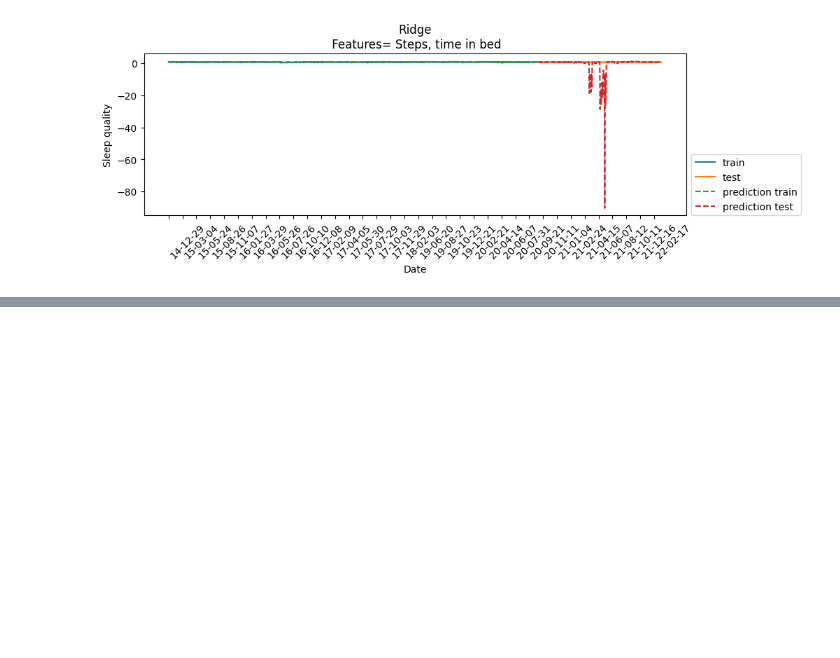
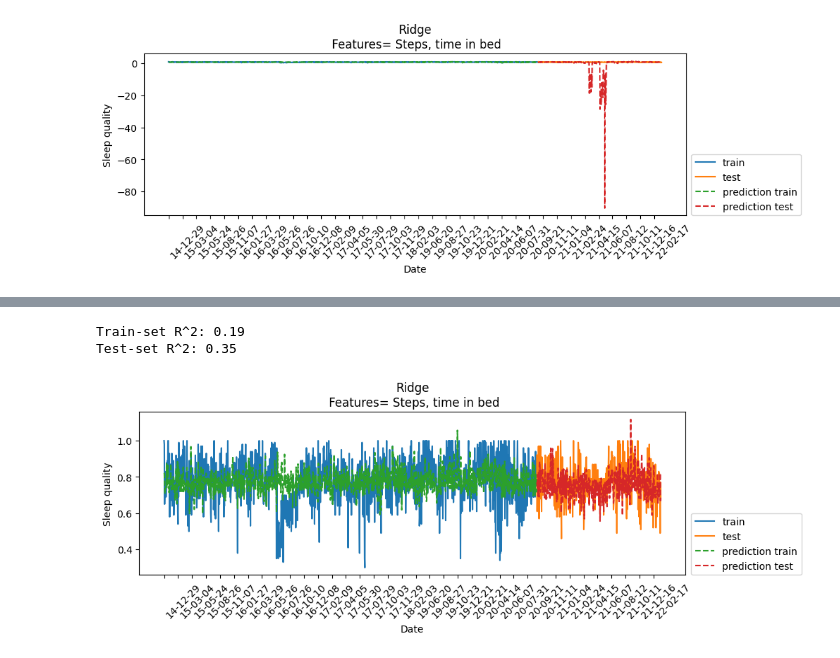
Before and after one commit to ricd99/endToEndML, a Jupyter notebook: notebooks/EDA_clean.ipynb, the cells around one changed output, grey strips where cells are left out. Drawn from its saved outputs; the diff is of its cells as text; code cells hidden in the pictures; blank space fills up the shorter version.

Commit message:
both baselines done

```diff
--- a/notebooks/EDA_clean.ipynb
+++ b/notebooks/EDA_clean.ipynb
@@ -467,0 +475,19 @@ Test-set R^2: -3536.82
+# %%
+cols_to_keep = ["Start", "End", "Sleep quality", "Steps", "Time in bed (hr)"]
+df_train = df_train[["Start", "End", "Sleep quality", "Steps", "Time in bed (hr)"]]
+df_test = df_test[["Start", "End", "Sleep quality", "Steps", "Time in bed (hr)"]]
+# %%
+numeric_features = ["Steps", "Time in bed (hr)"]
+categorical_features = []
+drop_features = ["Start", "End"]
+target = ["Sleep quality"]
+# %%
+X_train_enc_baseline, y_train_baseline, X_test_enc_baseline, y_test_baseline, preprocesor =  preprocess_features(df_train, df_test, numeric_features, categorical_features, drop_features, target)
+ridge = Ridge()
+xtick_labels = pd.concat([df_train["Start"], df_test['Start']]).reset_index(drop=True)
+xtick_labels = pd.DatetimeIndex(xtick_labels)
+eval_on_features(X_train_enc_baseline, X_test_enc_baseline, y_train_baseline, y_test_baseline, ridge, xtick_labels=xtick_labels, feat_names="Steps, time in bed")
+# %% [output]
+Train-set R^2: 0.19
+Test-set R^2: 0.35
+[figure, added]
```
Also changed, not shown: parts of 3 cells of this notebook.
